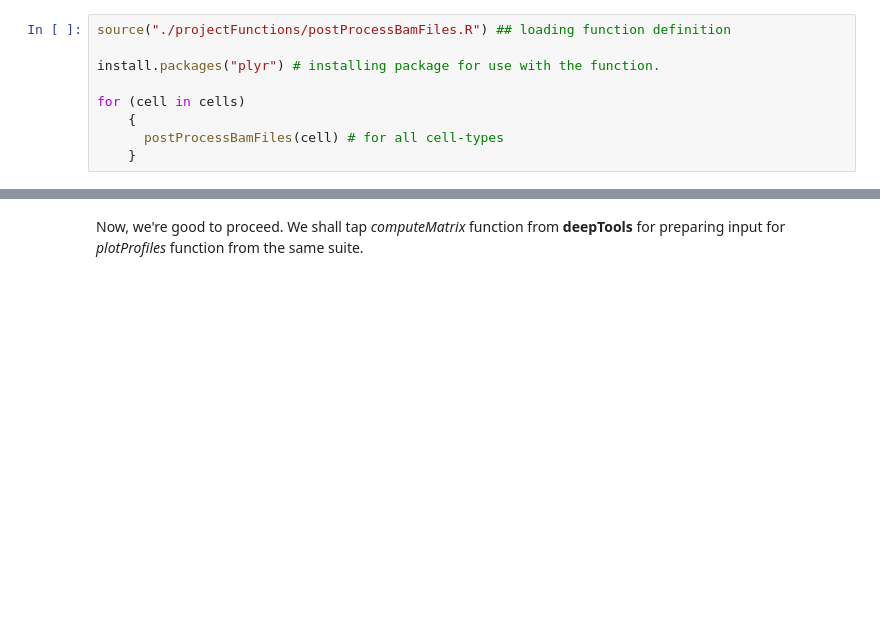
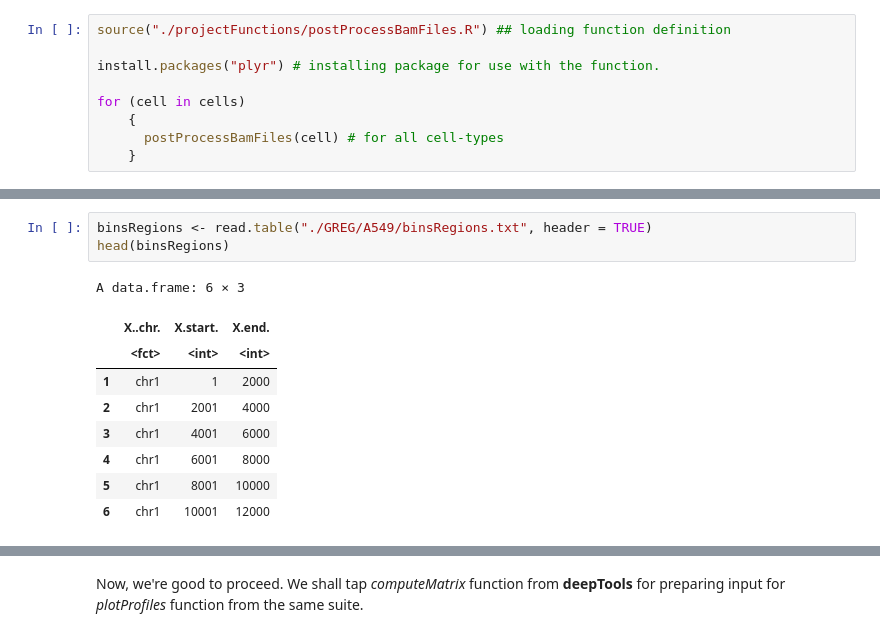
Before and after one commit to shauryajauhari/transcriptionFactoriesGREG, a Jupyter notebook: transcriptionFactoriesPrediction.ipynb, the cells around one changed output, grey strips where cells are left out. Cells and saved outputs as stored; diff of their text form; blank space fills up the shorter version.

```diff
--- a/transcriptionFactoriesPrediction.ipynb
+++ b/transcriptionFactoriesPrediction.ipynb
@@ -282,0 +306,13 @@ We examine the proportion at which reads are observed in a given bin. Basically
+# %%
+binsRegions <- read.table("./GREG/A549/binsRegions.txt", header = TRUE)
+head(binsRegions)
+# %% [output]
+A data.frame: 6 × 3
+|  | X..chr. | X.start. | X.end. |
+|  | <fct> | <int> | <int> |
+| 1 | chr1 | 1 | 2000 |
+| 2 | chr1 | 2001 | 4000 |
+| 3 | chr1 | 4001 | 6000 |
+| 4 | chr1 | 6001 | 8000 |
+| 5 | chr1 | 8001 | 10000 |
+| 6 | chr1 | 10001 | 12000 |
```
Also changed, not shown: parts of 18 cells of this notebook.
